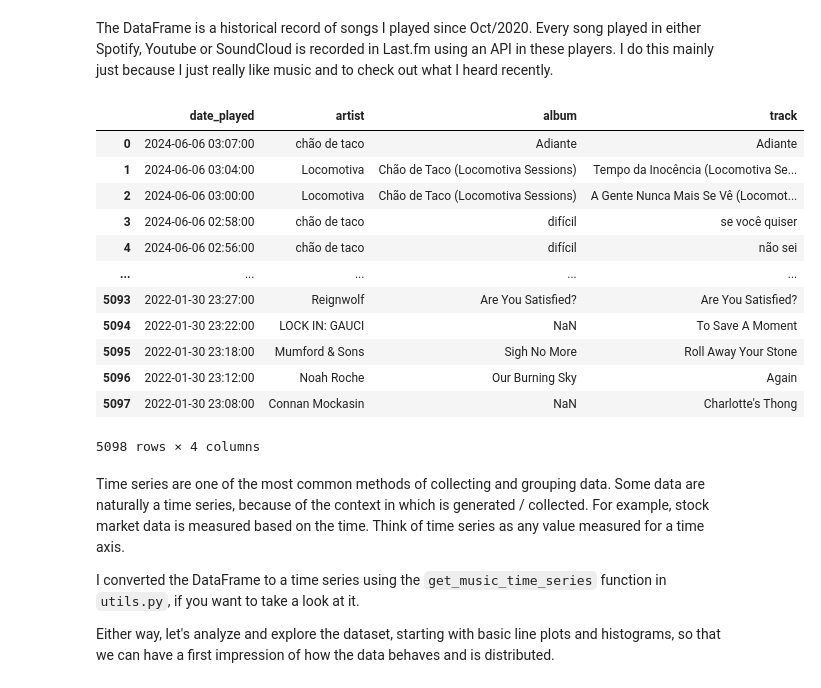
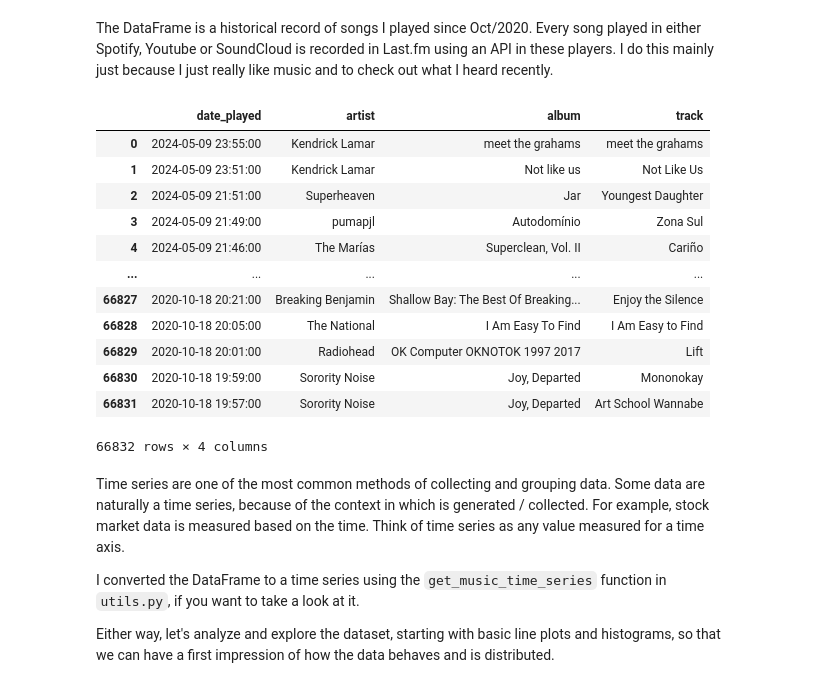
Before and after one commit to 0-lucas/music-analysis, a Jupyter notebook: eda.ipynb, the cells around one changed output. Cells and saved outputs as stored; diff of their text form; code cells hidden in the pictures.

```diff
--- a/eda.ipynb
+++ b/eda.ipynb
@@ -10,22 +10,22 @@ sns.set_palette("viridis")
 # %% [markdown]
 The DataFrame is a historical record of songs I played since Oct/2020. Every song played in either Spotify, Youtube or SoundCloud is recorded in Last.fm using an API in these players. I do this mainly just because I just really like music and to check out what I heard recently.
 # %%
-music = read_csv_properly("scrobbles_slayeronz.csv")
+music = read_csv_properly("scrobbles.csv")
 music
 # %% [output]
 |  | date_played | artist | album | track |
-| 0 | 2024-06-06 03:07:00 | chão de taco | Adiante | Adiante |
-| 1 | 2024-06-06 03:04:00 | Locomotiva | Chão de Taco (Locomotiva Sessions) | Tempo da Inocência (Locomotiva Se... |
-| 2 | 2024-06-06 03:00:00 | Locomotiva | Chão de Taco (Locomotiva Sessions) | A Gente Nunca Mais Se Vê (Locomot... |
-| 3 | 2024-06-06 02:58:00 | chão de taco | difícil | se você quiser |
-| 4 | 2024-06-06 02:56:00 | chão de taco | difícil | não sei |
+| 0 | 2024-05-09 23:55:00 | Kendrick Lamar | meet the grahams | meet the grahams |
+| 1 | 2024-05-09 23:51:00 | Kendrick Lamar | Not like us | Not Like Us |
+| 2 | 2024-05-09 21:51:00 | Superheaven | Jar | Youngest Daughter |
+| 3 | 2024-05-09 21:49:00 | pumapjl | Autodomínio | Zona Sul |
+| 4 | 2024-05-09 21:46:00 | The Marías | Superclean, Vol. II | Cariño |
 | ... | ... | ... | ... | ... |
-| 5093 | 2022-01-30 23:27:00 | Reignwolf | Are You Satisfied? | Are You Satisfied? |
-| 5094 | 2022-01-30 23:22:00 | LOCK IN: GAUCI | NaN | To Save A Moment |
-| 5095 | 2022-01-30 23:18:00 | Mumford & Sons | Sigh No More | Roll Away Your Stone |
-| 5096 | 2022-01-30 23:12:00 | Noah Roche | Our Burning Sky | Again |
-| 5097 | 2022-01-30 23:08:00 | Connan Mockasin | NaN | Charlotte's Thong |
+| 66827 | 2020-10-18 20:21:00 | Breaking Benjamin | Shallow Bay: The Best Of Breaking... | Enjoy the Silence |
+| 66828 | 2020-10-18 20:05:00 | The National | I Am Easy To Find | I Am Easy to Find |
+| 66829 | 2020-10-18 20:01:00 | Radiohead | OK Computer OKNOTOK 1997 2017 | Lift |
+| 66830 | 2020-10-18 19:59:00 | Sorority Noise | Joy, Departed | Mononokay |
+| 66831 | 2020-10-18 19:57:00 | Sorority Noise | Joy, Departed | Art School Wannabe |
-5098 rows × 4 columns
+66832 rows × 4 columns
 # %% [markdown]
 Time series are one of the most common methods of collecting and grouping data. Some data are naturally a time series, because of the context in which is generated / collected. For example, stock market data is measured based on the time. Think of time series as any value measured for a time axis.
 
```
Also changed, not shown: parts of 7 cells of this notebook, 3 other files.
